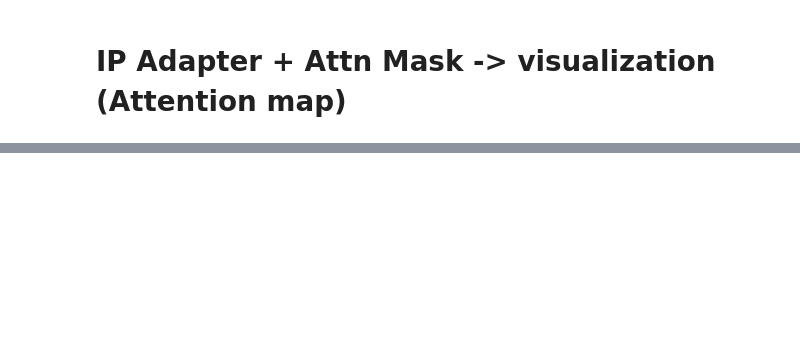
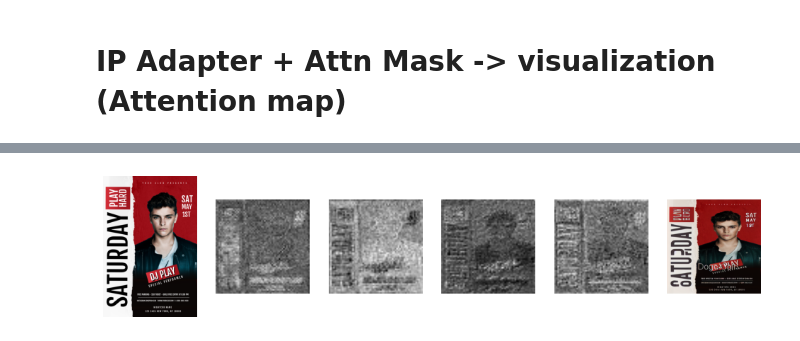
Before and after one commit to GoGiants1/MLVU-project, a Jupyter notebook: attention_vis.ipynb, the cells around one changed output, grey strips where cells are left out. Drawn from its saved outputs; the diff is of its cells as text; code cells hidden in the pictures; blank space fills up the shorter version.

```diff
--- a/attention_vis.ipynb
+++ b/attention_vis.ipynb
@@ -97,7 +183,6 @@ Mask shape:  (512, 512)
 # %%
-from style_transfer.visualize_attention_src.ip_adapter_attn_map_utils import attnmaps2images, get_net_attn_map
+from style_transfer.visualize_attention_src.ip_adapter_attn_map_utils import attnmaps2images
 
-attn_maps = get_net_attn_map((512, 512))
-print(attn_maps.shape)
-attn_hot = attnmaps2images(attn_maps)
+attn_maps_dict = get_net_attn_map_per_epochs((512, 512))
+print(attn_maps_dict)
 # %% [output]
@@ -104,0 +206,6 @@ RuntimeError: stack expects a non-empty TensorList
+# %%
+attn_hots = []
+
+for k, v in attn_maps_dict.items():
+    print(k, len(v))
+    attn_hots.append(attnmaps2images(v))
@@ -105,9 +234,11 @@ RuntimeError: stack expects a non-empty TensorList
 # %%
 from matplotlib import pyplot as plt
-ip_adapter_image = cv2.imread("./assets/test01.jpeg")
-display_images = [cv2.cvtColor(input_image, cv2.COLOR_BGR2RGB)] + attn_hot + [output]
+ip_adapter_image = cv2.imread("text_diffuser/assets/test01.jpeg")
+display_images = [cv2.cvtColor(ip_adapter_image, cv2.COLOR_BGR2RGB)] + attn_hots[0] + [output]
 fig, axes = plt.subplots(1, len(display_images), figsize=(12, 4))
 for axe, image in zip(axes, display_images):
     axe.imshow(image, cmap='gray')
     axe.axis('off')
 plt.show()
+# %% [output]
+[figure, added]
```
Also changed, not shown: parts of 6 cells of this notebook, 2 other files.
